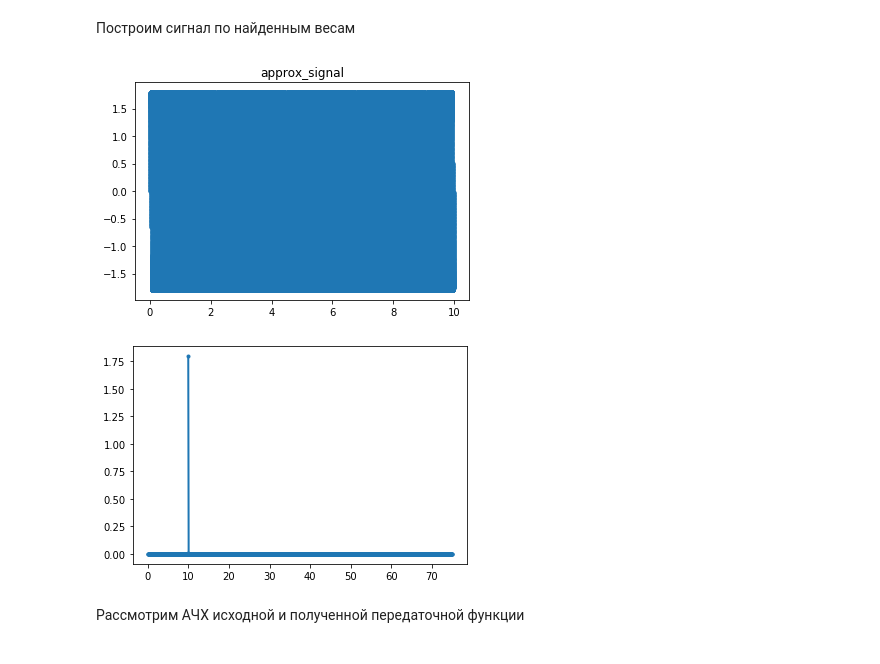
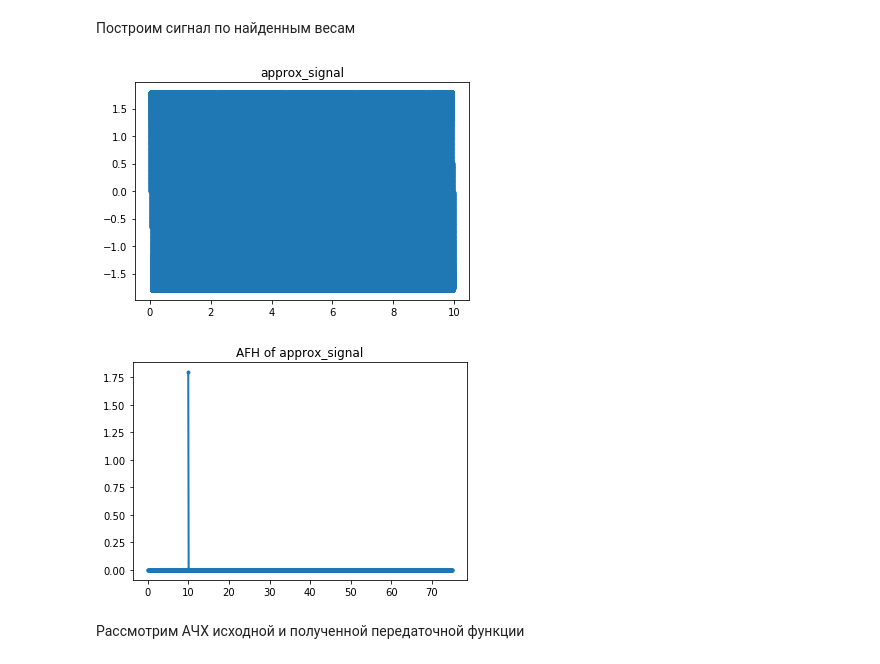
Before and after one commit to dd114/Adaptive-filter-1, a Jupyter notebook: Adaptive-filter-1.ipynb, the cells around one changed output. Saved outputs shown, nothing was run; the diff lists cells and outputs as text; code cells hidden in the pictures.

```diff
--- a/Adaptive-filter-1.ipynb
+++ b/Adaptive-filter-1.ipynb
@@ -112,18 +112,19 @@ approx_signal = processing_of_signal(first_input, approx_weights)
 # %%
 plt.plot(t, approx_signal, ".")
 plt.title("approx_signal")
 plt.show()
 
 freq_bound = 1500
 
 x = fftpack.rfftfreq(approx_signal.size, right_bound / number_of_point)[:freq_bound]
 y = 2 * np.abs(fftpack.rfft(approx_signal)[:freq_bound]) / approx_signal.size
 
 plt.plot(x, y, ".-")
+plt.title("AFH of approx_signal")
 plt.show()
 # %% [output]
 [figure]
-[figure, old version]
+[figure, new version]
 # %% [markdown]
 Рассмотрим АЧХ исходной и полученной передаточной функции
 # %%
```
